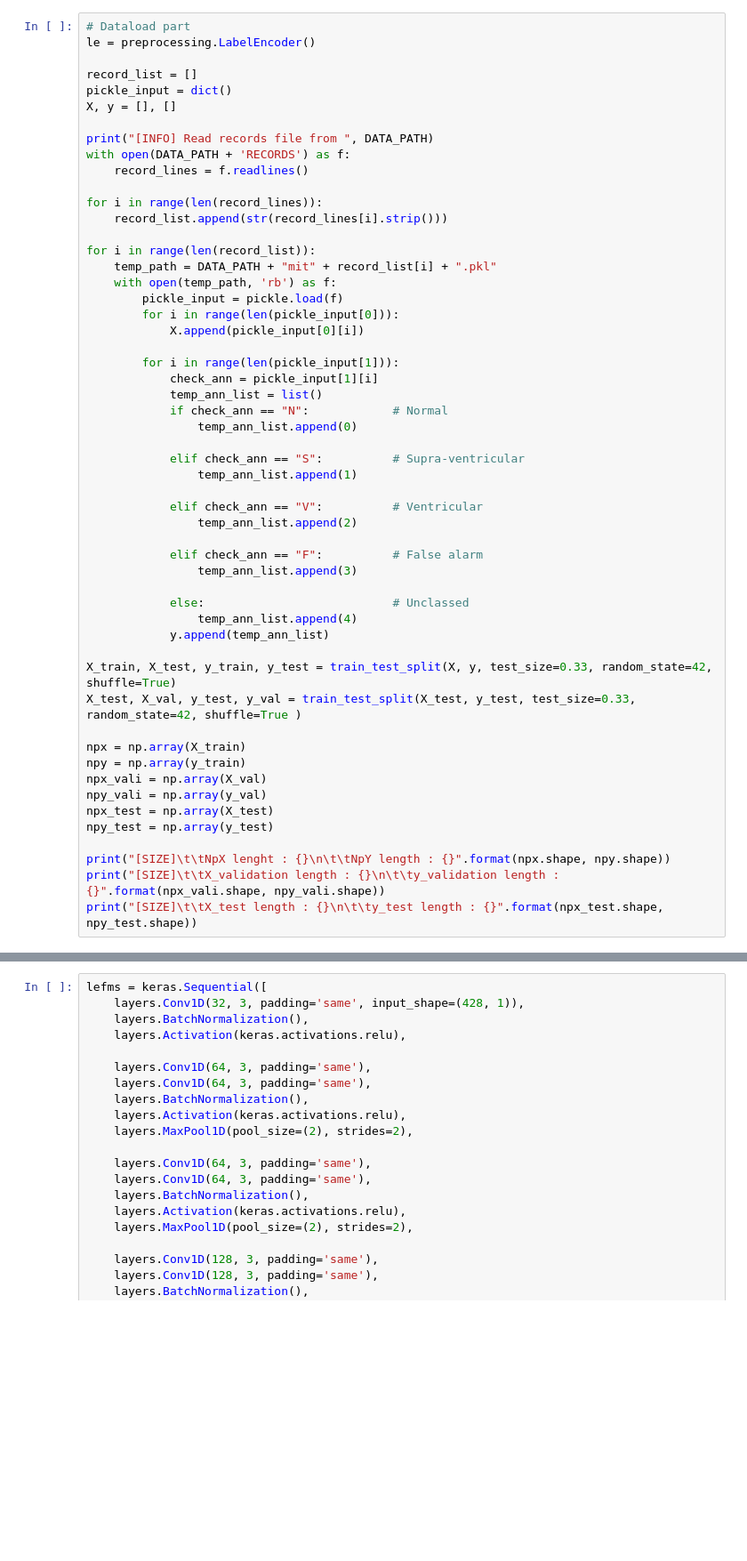
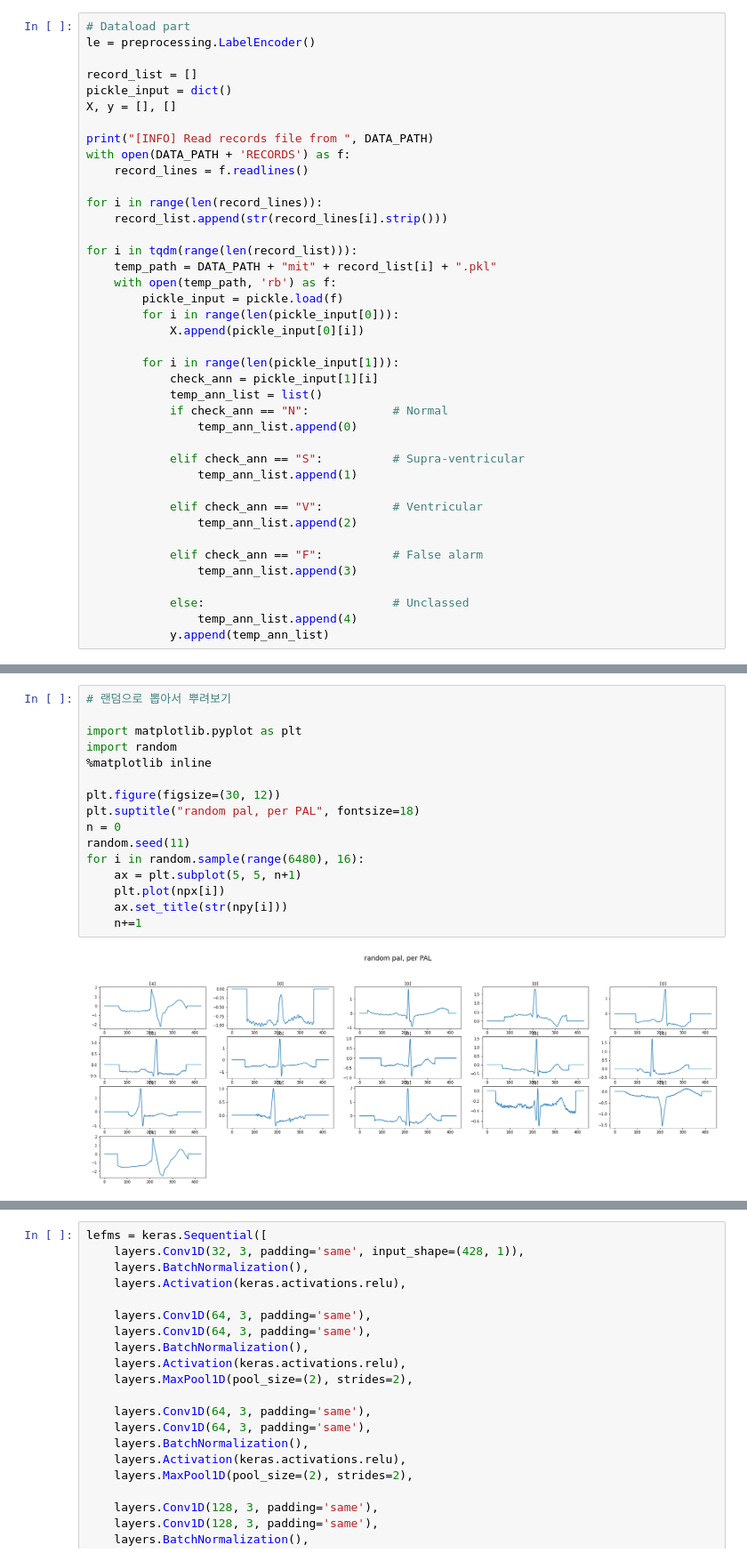
Before and after one commit to insung3511/gru_ecg_classification, a Jupyter notebook: tf_model.ipynb, the cells around one changed output, grey strips where cells are left out. Shown at 89% size. Cells and saved outputs as stored; diff of their text form; blank space fills up the shorter version.

```diff
--- a/tf_model.ipynb
+++ b/tf_model.ipynb
@@ -35,7 +54,7 @@ with open(DATA_PATH + 'RECORDS') as f:
 for i in range(len(record_lines)):
     record_list.append(str(record_lines[i].strip()))
 
-for i in range(len(record_list)):
+for i in tqdm(range(len(record_list))):
     temp_path = DATA_PATH + "mit" + record_list[i] + ".pkl"
     with open(temp_path, 'rb') as f:
         pickle_input = pickle.load(f)
@@ -60,19 +79,5 @@ for i in range(len(record_list)):
             else:                           # Unclassed
                 temp_ann_list.append(4)
             y.append(temp_ann_list)
-
-X_train, X_test, y_train, y_test = train_test_split(X, y, test_size=0.33, random_state=42, shuffle=True)
-X_test, X_val, y_test, y_val = train_test_split(X_test, y_test, test_size=0.33, random_state=42, shuffle=True )
-
-npx = np.array(X_train)
-npy = np.array(y_train)
-npx_vali = np.array(X_val)
-npy_vali = np.array(y_val)
-npx_test = np.array(X_test)
-npy_test = np.array(y_test)
-
-print("[SIZE]\t\tNpX lenght : {}\n\t\tNpY length : {}".format(npx.shape, npy.shape))
-print("[SIZE]\t\tX_validation length : {}\n\t\ty_validation length : {}".format(npx_vali.shape, npy_vali.shape))
-print("[SIZE]\t\tX_test length : {}\n\t\ty_test length : {}".format(npx_test.shape, npy_test.shape))
 # %% [output]
 [INFO] Read records file from  ./mit_data/
@@ -84,0 +127,18 @@ print("[SIZE]\t\tX_test length : {}\n\t\ty_test length : {}".format(npx_test.sha
+# %%
+# 랜덤으로 뽑아서 뿌려보기
+
+import matplotlib.pyplot as plt
+import random
+%matplotlib inline
+
+plt.figure(figsize=(30, 12))
+plt.suptitle("random pal, per PAL", fontsize=18)
+n = 0
+random.seed(11)
+for i in random.sample(range(6480), 16):
+    ax = plt.subplot(5, 5, n+1)
+    plt.plot(npx[i])
+    ax.set_title(str(npy[i]))
+    n+=1
+# %% [output]
+[figure, added]
```
Also changed, not shown: parts of 34 cells of this notebook, 5 other files.
